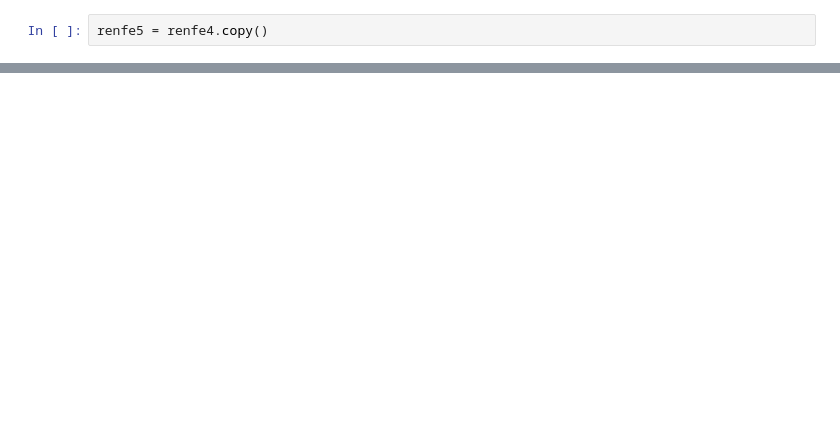
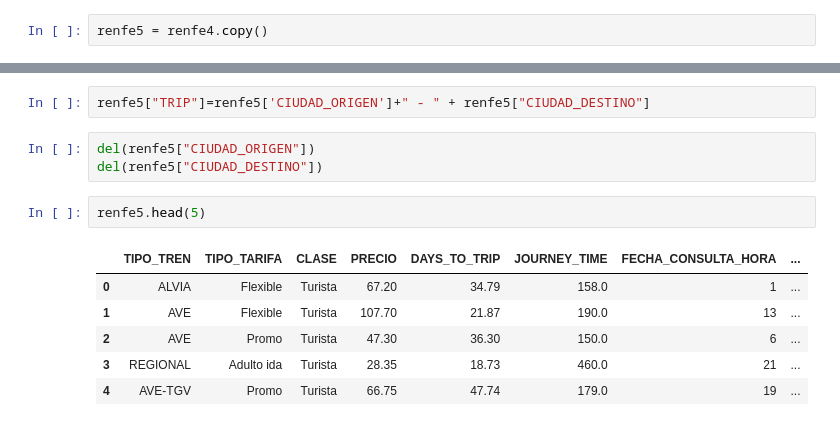
Before and after one commit to haroldavis/Data-renfe, a Jupyter notebook: renfe.ipynb, the cells around one changed output, grey strips where cells are left out. Cells and saved outputs as stored; diff of their text form; blank space fills up the shorter version.

```diff
--- a/renfe.ipynb
+++ b/renfe.ipynb
@@ -373,0 +428,14 @@ renfe5 = renfe4.copy()
+# %%
+renfe5["TRIP"]=renfe5['CIUDAD_ORIGEN']+" - " + renfe5["CIUDAD_DESTINO"]
+# %%
+del(renfe5["CIUDAD_ORIGEN"])
+del(renfe5["CIUDAD_DESTINO"])
+# %%
+renfe5.head(5)
+# %% [output]
+|  | TIPO_TREN | TIPO_TARIFA | CLASE | PRECIO | DAYS_TO_TRIP | JOURNEY_TIME | FECHA_CONSULTA_HORA | ... |
+| 0 | ALVIA | Flexible | Turista | 67.20 | 34.79 | 158.0 | 1 | ... |
+| 1 | AVE | Flexible | Turista | 107.70 | 21.87 | 190.0 | 13 | ... |
+| 2 | AVE | Promo | Turista | 47.30 | 36.30 | 150.0 | 6 | ... |
+| 3 | REGIONAL | Adulto ida | Turista | 28.35 | 18.73 | 460.0 | 21 | ... |
+| 4 | AVE-TGV | Promo | Turista | 66.75 | 47.74 | 179.0 | 19 | ... |
```
Also changed, not shown: parts of 15 cells of this notebook.
